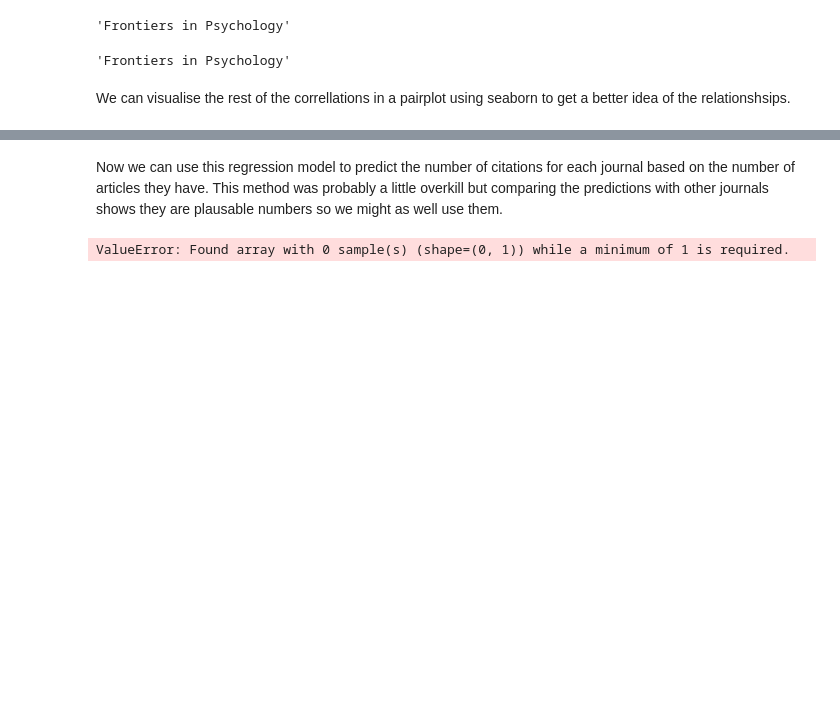
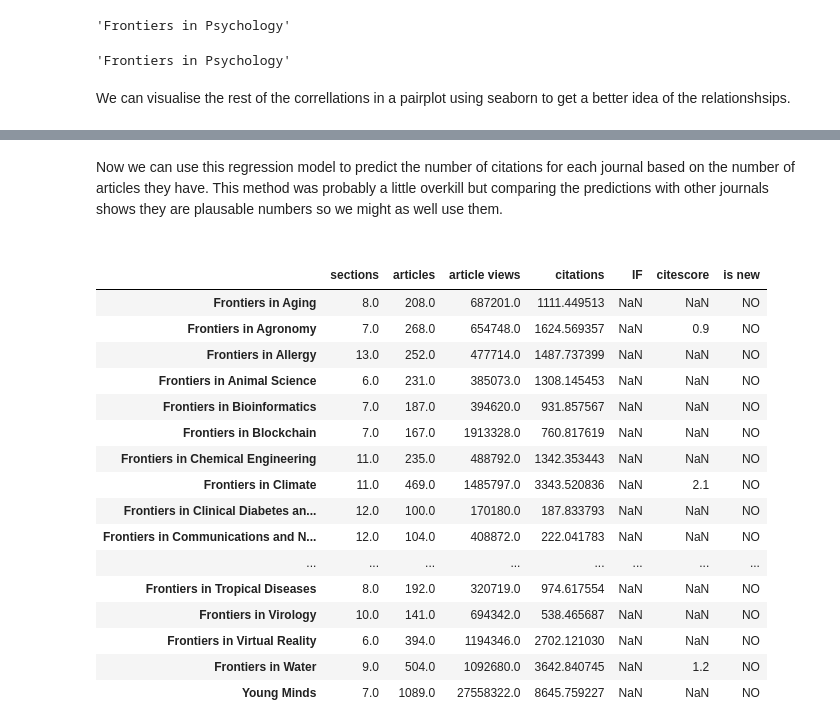
Before and after one commit to joshdev1/Frontiers, a Jupyter notebook: data_programming.ipynb, the cells around one changed output, grey strips where cells are left out. Cells and saved outputs as stored; diff of their text form; code cells hidden in the pictures; blank space fills up the shorter version.

Commit message:
Added new citation values and finished cleaning dataset

```diff
--- a/data_programming.ipynb
+++ b/data_programming.ipynb
@@ -312,16 +312,35 @@ The RMSE is:  37212.20067706206
 # %% [markdown]
 Now we can use this regression model to predict the number of citations for each journal based on the number of articles they have. This method was probably a little overkill but comparing the predictions with other journals shows they are plausable numbers so we might as well use them.
+
+###
 # %%
 df_null_citations = df_handel_nulls.loc[df_handel_nulls["citations"].isnull()]
-
 X_predict = np.array(df_null_citations["articles"]).reshape(-1, 1)
-
 predictions = model.predict(X_predict)
 
+new_citations = pd.DataFrame(predictions)[0].tolist()
 
-# df_handel_nulls.loc[df_null_citations.index, "citations"] = predictions
+df_clean = df_null_citations.copy()
+df_clean.loc[df_clean.citations.isnull(), 'citations'] = new_citations
+display(df_clean)
 # %% [output]
-ValueError: Found array with 0 sample(s) (shape=(0, 1)) while a minimum of 1 is required.
+|  | sections | articles | article views | citations | IF | citescore | is new |
+| Frontiers in Aging | 8.0 | 208.0 | 687201.0 | 1111.449513 | NaN | NaN | NO |
+| Frontiers in Agronomy | 7.0 | 268.0 | 654748.0 | 1624.569357 | NaN | 0.9 | NO |
+| Frontiers in Allergy | 13.0 | 252.0 | 477714.0 | 1487.737399 | NaN | NaN | NO |
+| Frontiers in Animal Science | 6.0 | 231.0 | 385073.0 | 1308.145453 | NaN | NaN | NO |
+| Frontiers in Bioinformatics | 7.0 | 187.0 | 394620.0 | 931.857567 | NaN | NaN | NO |
+| Frontiers in Blockchain | 7.0 | 167.0 | 1913328.0 | 760.817619 | NaN | NaN | NO |
+| Frontiers in Chemical Engineering | 11.0 | 235.0 | 488792.0 | 1342.353443 | NaN | NaN | NO |
+| Frontiers in Climate | 11.0 | 469.0 | 1485797.0 | 3343.520836 | NaN | 2.1 | NO |
+| Frontiers in Clinical Diabetes an... | 12.0 | 100.0 | 170180.0 | 187.833793 | NaN | NaN | NO |
+| Frontiers in Communications and N... | 12.0 | 104.0 | 408872.0 | 222.041783 | NaN | NaN | NO |
+| ... | ... | ... | ... | ... | ... | ... | ... |
+| Frontiers in Tropical Diseases | 8.0 | 192.0 | 320719.0 | 974.617554 | NaN | NaN | NO |
+| Frontiers in Virology | 10.0 | 141.0 | 694342.0 | 538.465687 | NaN | NaN | NO |
+| Frontiers in Virtual Reality | 6.0 | 394.0 | 1194346.0 | 2702.121030 | NaN | NaN | NO |
+| Frontiers in Water | 9.0 | 504.0 | 1092680.0 | 3642.840745 | NaN | 1.2 | NO |
+| Young Minds | 7.0 | 1089.0 | 27558322.0 | 8645.759227 | NaN | NaN | NO |
 # %%
 df_describe.loc[df_describe["article views"] > 30000000].plot.pie(y='article views', legend=False, title="article views", ylabel="")
 # %% [output]
```
Also changed, not shown: parts of 9 cells of this notebook, 1 other file.
